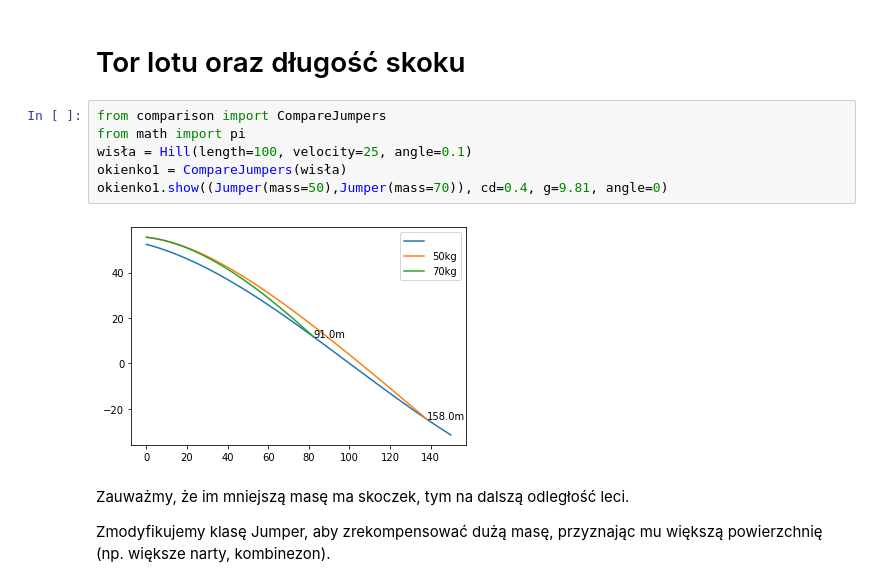
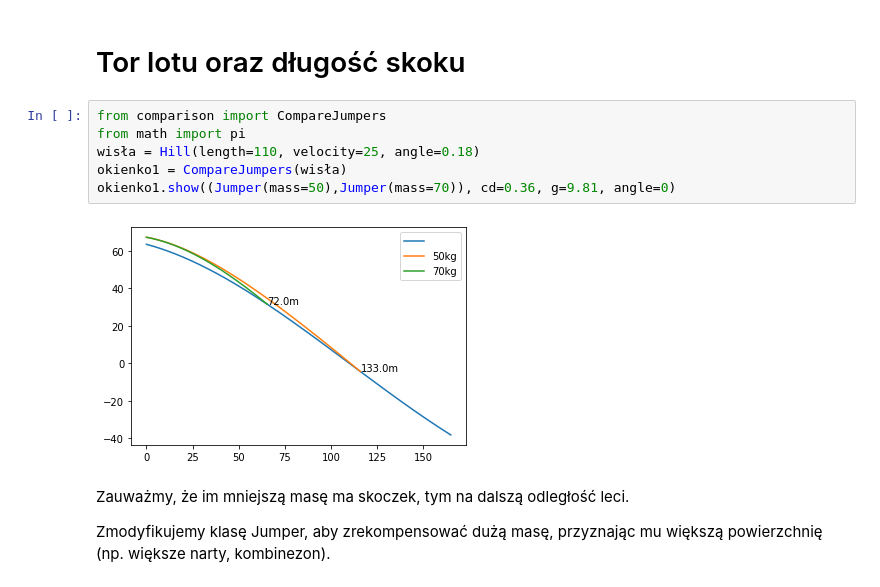
Before and after one commit to maciejratajski1999/Skoki-narciarskie, a Jupyter notebook: main.ipynb, the cells around one changed output. Saved outputs shown, nothing was run; the diff lists cells and outputs as text.

```diff
--- a/main.ipynb
+++ b/main.ipynb
@@ -349,11 +360,11 @@ Przy małych prędkościach używamy modelu liniowego, który pokazuje, powolne
 # %%
 from comparison import CompareJumpers
 from math import pi
-wisła = Hill(length=100, velocity=25, angle=0.1)
+wisła = Hill(length=110, velocity=25, angle=0.18)
 okienko1 = CompareJumpers(wisła)
-okienko1.show((Jumper(mass=50),Jumper(mass=70)), cd=0.4, g=9.81, angle=0)
+okienko1.show((Jumper(mass=50),Jumper(mass=70)), cd=0.36, g=9.81, angle=0)
 # %% [output]
-[figure, old version]
+[figure, new version]
 # %% [markdown]
 Zauważmy, że im mniejszą masę ma skoczek, tym na dalszą odległość leci.
 
```
Also changed, not shown: parts of 4 cells of this notebook.
